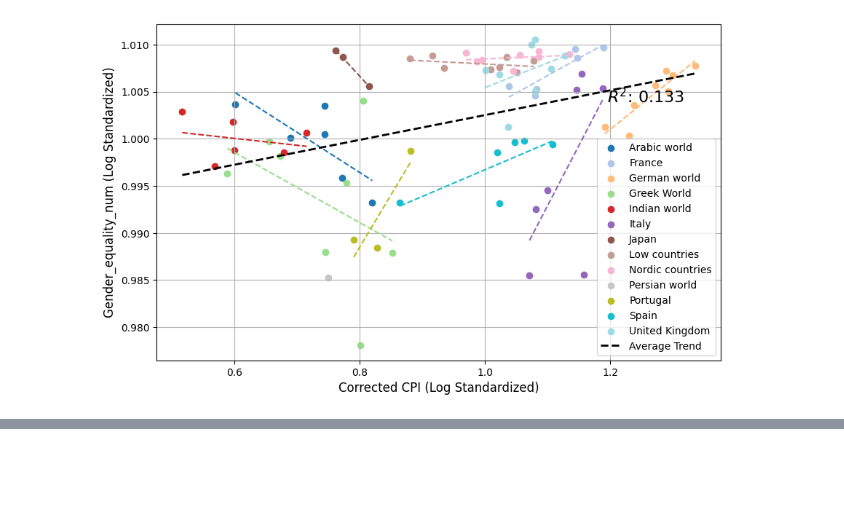
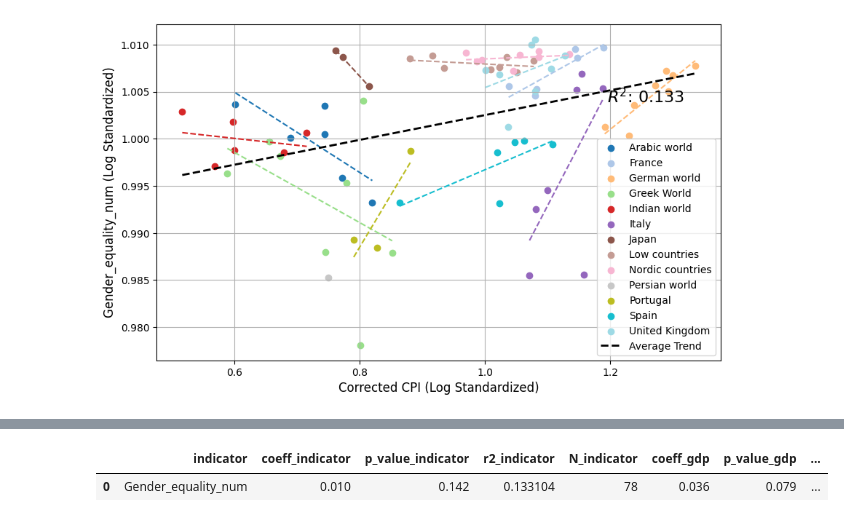
Before and after one commit to charlesdedampierre/cultura, a Jupyter notebook: 12 - GenderEqualityofNumeracy.ipynb, the cells around one changed output, grey strips where cells are left out. Cells and saved outputs as stored; diff of their text form; code cells hidden in the pictures; blank space fills up the shorter version.

```diff
--- a/12 - GenderEqualityofNumeracy.ipynb
+++ b/12 - GenderEqualityofNumeracy.ipynb
@@ -326,2 +372,31 @@ plt.show()
+# %%
+# Fit a global OLS model to get the average trend line
+average_ols_model_gdp = smf.ols(f"log_{var}_std ~ log_gdp_std", data=df_ols).fit()
+
+# Display R-squared for the average trend line
+r_squared_gdp = average_ols_model_gdp.rsquared
+
+dict_indicator = []
+
+n_obs = int(result.summary().tables[0].iloc[1][1])
+n_obs_gdp =  int(result_gdp.summary().tables[0].iloc[1][1])
+
+dict_indicator.append({'indicator':var,
+                       'coeff_indicator':sm_table.iloc[1]['Coef.'],
+                       'p_value_indicator':sm_table.iloc[1]['P>|z|'],
+                        'r2_indicator':r_squared,
+                       'N_indicator':n_obs,
+                       'coeff_gdp':sm_table_gdp.iloc[1]['Coef.'],
+                       'p_value_gdp':sm_table_gdp.iloc[1]['P>|z|'],
+                        'p_value_gdp':sm_table_gdp.iloc[1]['P>|z|'],
+                        'r2_gdp':r_squared_gdp,
+                        'N_gdp':n_obs_gdp}
+                       )
+final_table = pd.DataFrame(dict_indicator)
+final_table.to_csv(f'df_indicators_hdi/{var}.csv')
+final_table
+# %% [output]
+|  | indicator | coeff_indicator | p_value_indicator | r2_indicator | N_indicator | coeff_gdp | p_value_gdp | ... |
+| 0 | Gender_equality_num | 0.010 | 0.142 | 0.133104 | 78 | 0.036 | 0.079 | ... |
 # %% [markdown]
 <!-- ### Load Culture -->
```
Also changed, not shown: parts of 1 cell of this notebook, 21 other files.
